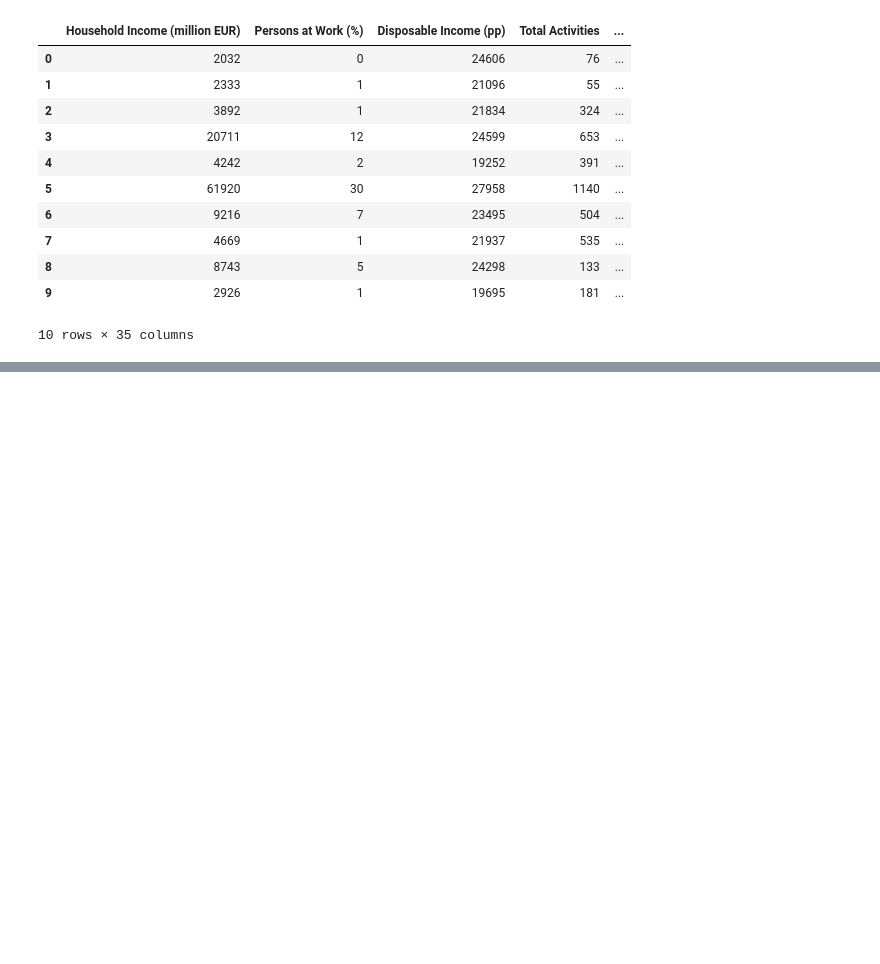
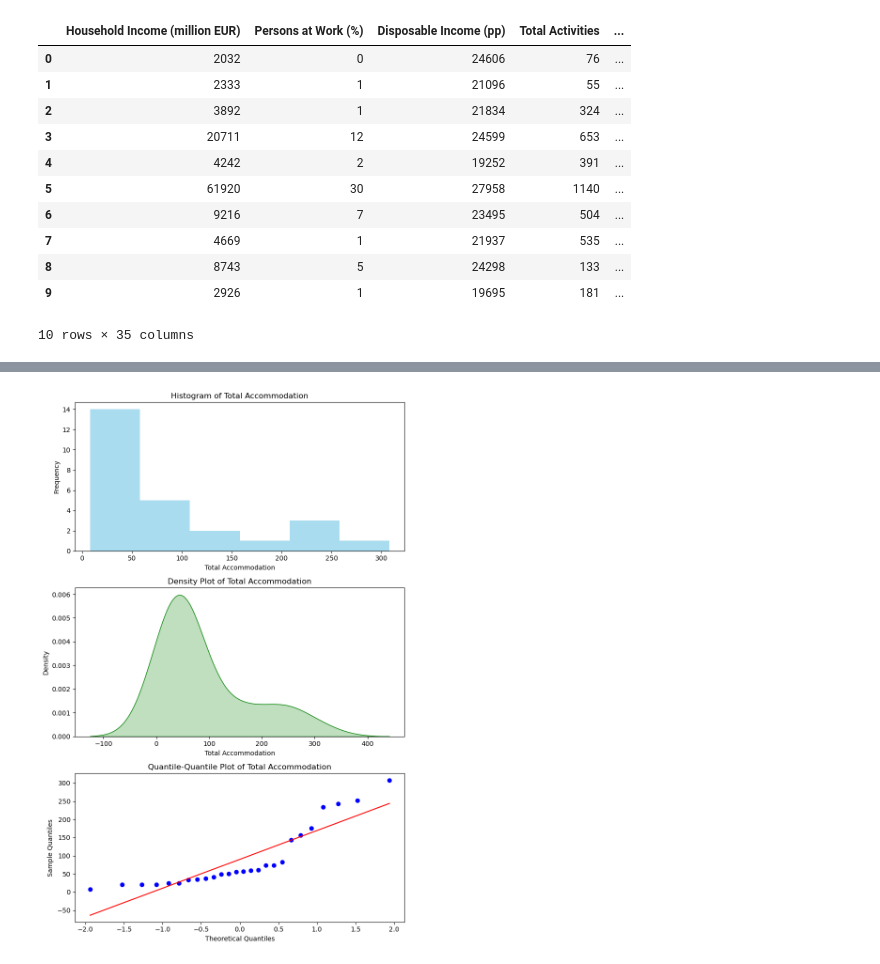
Before and after one commit to sbs22014/CA1_TourismIreland_MscDA, a Jupyter notebook: Data Clean and Merge for Project - 1.ipynb, the cells around one changed output, grey strips where cells are left out. Cells and saved outputs as stored; diff of their text form; code cells hidden in the pictures; blank space fills up the shorter version.

```diff
--- a/Data Clean and Merge for Project - 1.ipynb
+++ b/Data Clean and Merge for Project - 1.ipynb
@@ -2823,0 +2131,31 @@ R-squared (R^2) Score: -0.22263056659770375
+# %%
+
+
+# Set up the figure and axis for subplots
+fig, axes = plt.subplots(3, 1, figsize=(8, 12))
+
+# Histogram with appropriate number of bins
+axes[0].hist(df_vis1['Total Accommodation'], bins='auto', color='skyblue', alpha=0.7)
+axes[0].set_title('Histogram of Total Accommodation')
+axes[0].set_xlabel('Total Accommodation')
+axes[0].set_ylabel('Frequency')
+
+# Density plot
+sns.kdeplot(df_vis1['Total Accommodation'], ax=axes[1], color='green', fill=True)
+axes[1].set_title('Density Plot of Total Accommodation')
+axes[1].set_xlabel('Total Accommodation')
+axes[1].set_ylabel('Density')
+
+# Quantile-quantile plot
+stats.probplot(df_vis1['Total Accommodation'], dist="norm", plot=axes[2])
+axes[2].set_title('Quantile-Quantile Plot of Total Accommodation')
+axes[2].set_xlabel('Theoretical Quantiles')
+axes[2].set_ylabel('Sample Quantiles')
+
+# Adjust layout
+plt.tight_layout()
+
+# Show plots
+plt.show()
+# %% [output]
+[figure, added]
```
Also changed, not shown: parts of 292 cells of this notebook, 1 other file.
